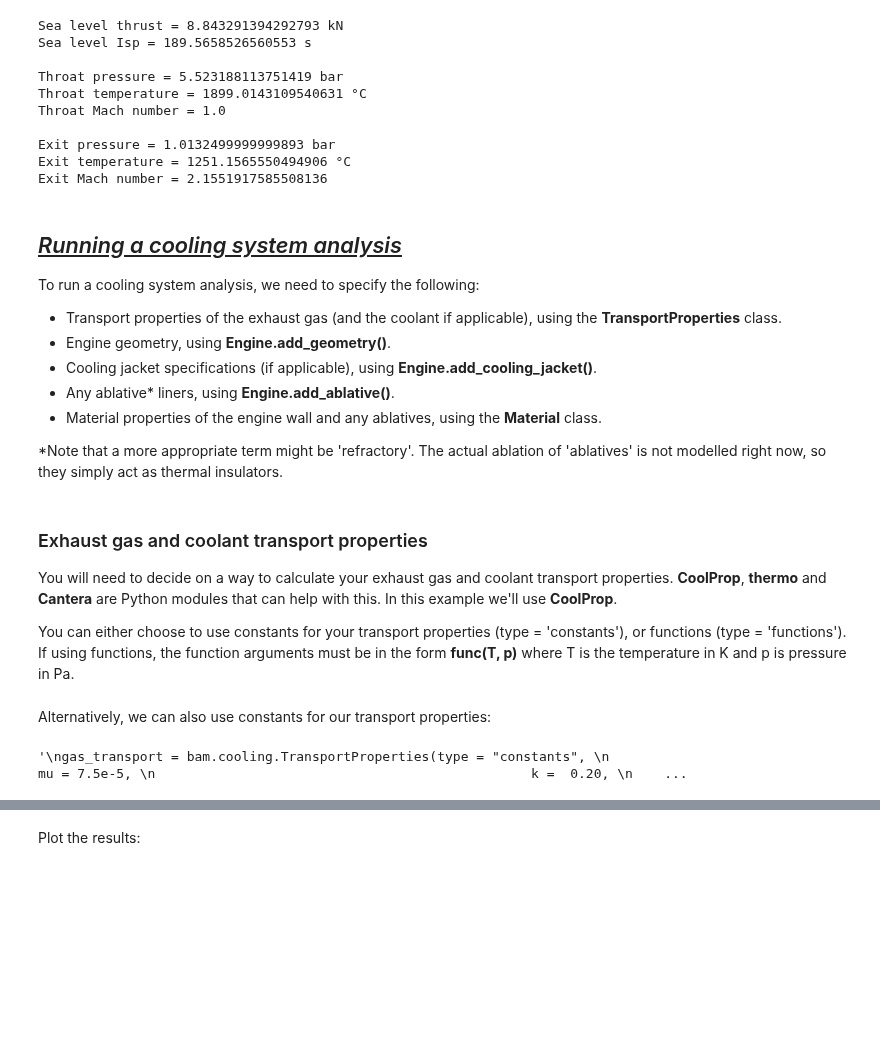
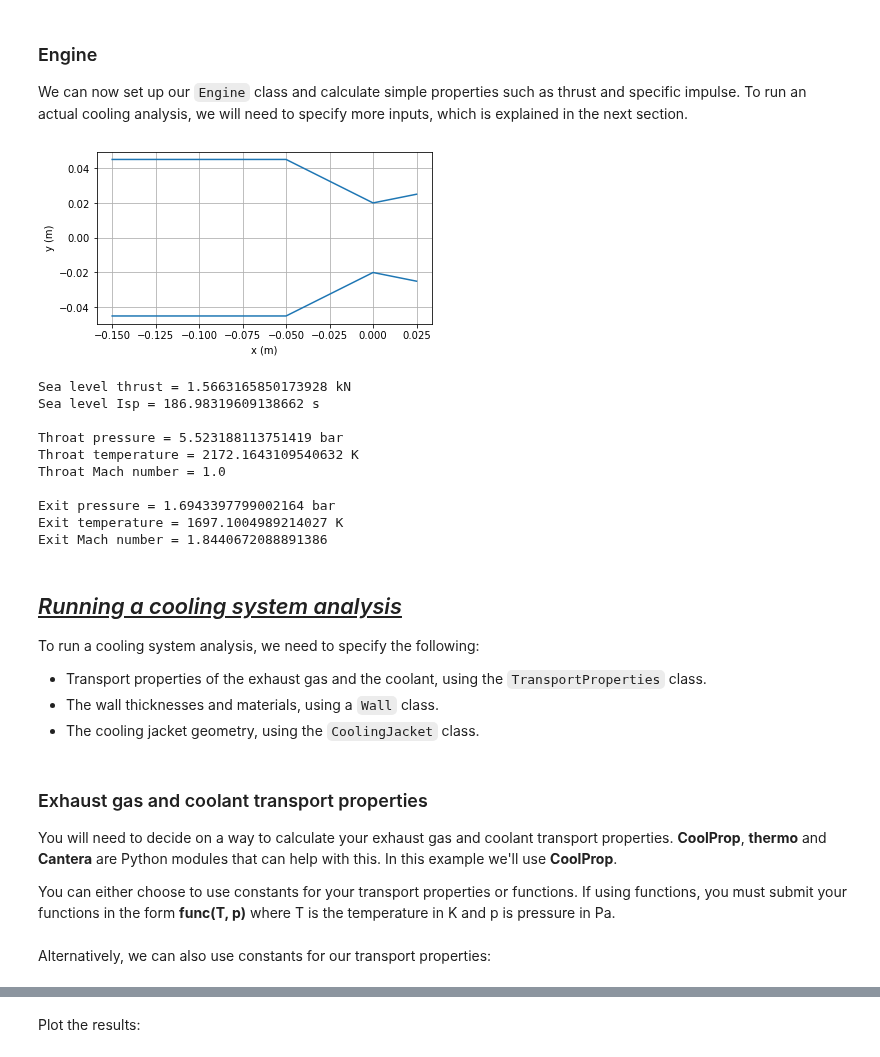
Before and after one commit to cuspaceflight/bamboo, a Jupyter notebook: Introduction to Bamboo.ipynb, the cells around one changed output, grey strips where cells are left out. Cells and saved outputs as stored; diff of their text form; code cells hidden in the pictures; blank space fills up the shorter version.

```diff
--- a/Introduction to Bamboo.ipynb
+++ b/Introduction to Bamboo.ipynb
@@ -95,42 +56,49 @@ We can now get some properties of the Engine:
+# %% [markdown]
+### Engine
+
+We can now set up our `Engine` class and calculate simple properties such as thrust and specific impulse. To run an actual cooling analysis, we will need to specify more inputs, which is explained in the next section.
 # %%
-print(f"Sea level thrust = {engine.thrust(1e5)/1000} kN")
-print(f"Sea level Isp = {engine.isp(1e5)} s")
+engine = bam.Engine(perfect_gas = perfect_gas,
+                    chamber_conditions = chamber_conditions,
+                    geometry = geometry)
+engine.plot()
+bam.show()
 
-print(f"\nThroat pressure = {engine.p(0)/1e5} bar")
-print(f"Throat temperature = {engine.T(0) - 273.15} °C")
-print(f"Throat Mach number = {engine.M(0)}")
+print(f"Sea level thrust = {engine.thrust(p_amb = 1e5)/1000} kN")
+print(f"Sea level Isp = {engine.isp(p_amb = 1e5)/9.81} s")
 
-print(f"\nExit pressure = {engine.p(nozzle.length)/1e5} bar")
-print(f"Exit temperature = {engine.T(nozzle.length) - 273.15} °C")
-print(f"Exit Mach number = {engine.M(nozzle.length)}")
+print(f"\nThroat pressure = {engine.p(x = geometry.xt)/1e5} bar")
+print(f"Throat temperature = {engine.T(x = geometry.xt)} K")
+print(f"Throat Mach number = {engine.M(x = geometry.xt)}")
+
+print(f"\nExit pressure = {engine.p(xs[-1])/1e5} bar")
+print(f"Exit temperature = {engine.T(xs[-1])} K")
+print(f"Exit Mach number = {engine.M(xs[-1])}")
 # %% [output]
+[figure, added]
-Sea level thrust = 8.843291394292793 kN
-Sea level Isp = 189.5658526560553 s
+Sea level thrust = 1.5663165850173928 kN
+Sea level Isp = 186.98319609138662 s
 
 Throat pressure = 5.523188113751419 bar
-Throat temperature = 1899.0143109540631 °C
+Throat temperature = 2172.1643109540632 K
 Throat Mach number = 1.0
 
-Exit pressure = 1.0132499999999893 bar
-Exit temperature = 1251.1565550494906 °C
-Exit Mach number = 2.1551917585508136
+Exit pressure = 1.6943397799002164 bar
+Exit temperature = 1697.1004989214027 K
+Exit Mach number = 1.8440672088891386
 # %% [markdown]
 ## <ins> *Running a cooling system analysis* </ins> <a id='Running a cooling system analysis'></a>
 
 To run a cooling system analysis, we need to specify the following:
-- Transport properties of the exhaust gas (and the coolant if applicable), using the **TransportProperties** class.
-- Engine geometry, using **Engine.add_geometry()**.
-- Cooling jacket specifications (if applicable), using **Engine.add_cooling_jacket()**.
-- Any ablative* liners, using **Engine.add_ablative()**.
-- Material properties of the engine wall and any ablatives, using the **Material** class.
-
-*Note that a more appropriate term might be 'refractory'. The actual ablation of 'ablatives' is not modelled right now, so they simply act as thermal insulators.
+- Transport properties of the exhaust gas and the coolant, using the `TransportProperties` class.
+- The wall thicknesses and materials, using a `Wall` class.
+- The cooling jacket geometry, using the `CoolingJacket` class.
 # %% [markdown]
 ### Exhaust gas and coolant transport properties
 
 You will need to decide on a way to calculate your exhaust gas and coolant transport properties. <b>CoolProp</b>, <b>thermo</b> and <b>Cantera</b> are Python modules that can help with this. In this example we'll use <b>CoolProp</b>.
 
-You can either choose to use constants for your transport properties (type = 'constants'), or functions (type = 'functions'). If using functions, the function arguments must be in the form <b>func(T, p)</b> where T is the temperature in K and p is pressure in Pa.
+You can either choose to use constants for your transport properties or functions. If using functions, you must submit your functions in the form <b>func(T, p)</b> where T is the temperature in K and p is pressure in Pa.
 # %%
 # We'll set up a very crude exhaust gas model using CoolProp - assuming the exhaust is pure nitrogen
 # (we might do this if we were burning nitrous oxide with ethanol)
@@ -182,19 +142,14 @@ engine.add_exhaust_transport(exhaust_transport)
 # %% [markdown]
 Alternatively, we can also use constants for our transport properties:
 # %%
-'''
-gas_transport = bam.cooling.TransportProperties(type = "constants",
-                                                mu = 7.5e-5,
-                                                k =  0.20,
-                                                Pr = 0.62)
+#gas_transport = bam.cooling.TransportProperties(type = "constants",
+#                                                mu = 7.5e-5,
+#                                                k =  0.20,
+#                                                Pr = 0.62)
 
-coolant_transport = bam.cooling.TransportProperties(type = "constants",
-                                                    mu = 2.4e-3,
-                                                    k = 0.14,
-                                                    cp = 3000,
-                                                    rho = 800,
-                                                    Pr = 7.56)
-
-'''
+#coolant_transport = bam.cooling.TransportProperties(type = "constants",
+#                                                    mu = 2.4e-3,
+#                                                    k = 0.14,
+#                                                    cp = 3000,
+#                                                    rho = 800,
+#                                                    Pr = 7.56)
-# %% [output]
-'\ngas_transport = bam.cooling.TransportProperties(type = "constants", \n                                                mu = 7.5e-5, \n                                                k =  0.20, \n    ...
```
Also changed, not shown: parts of 25 cells of this notebook, 8 other files.
